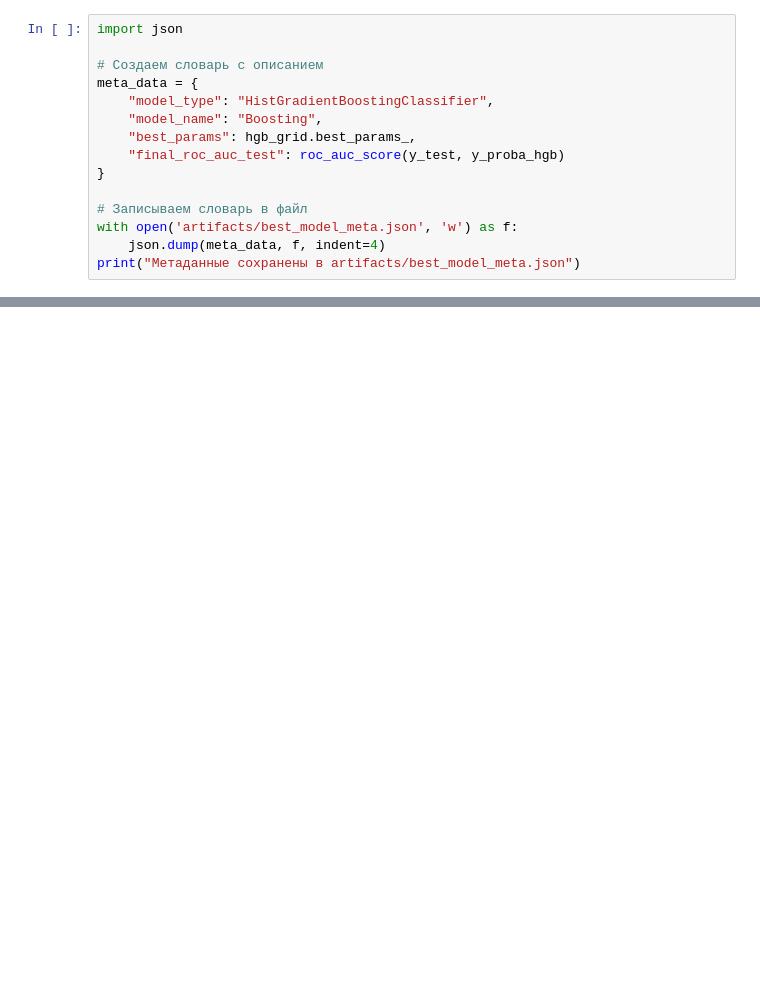
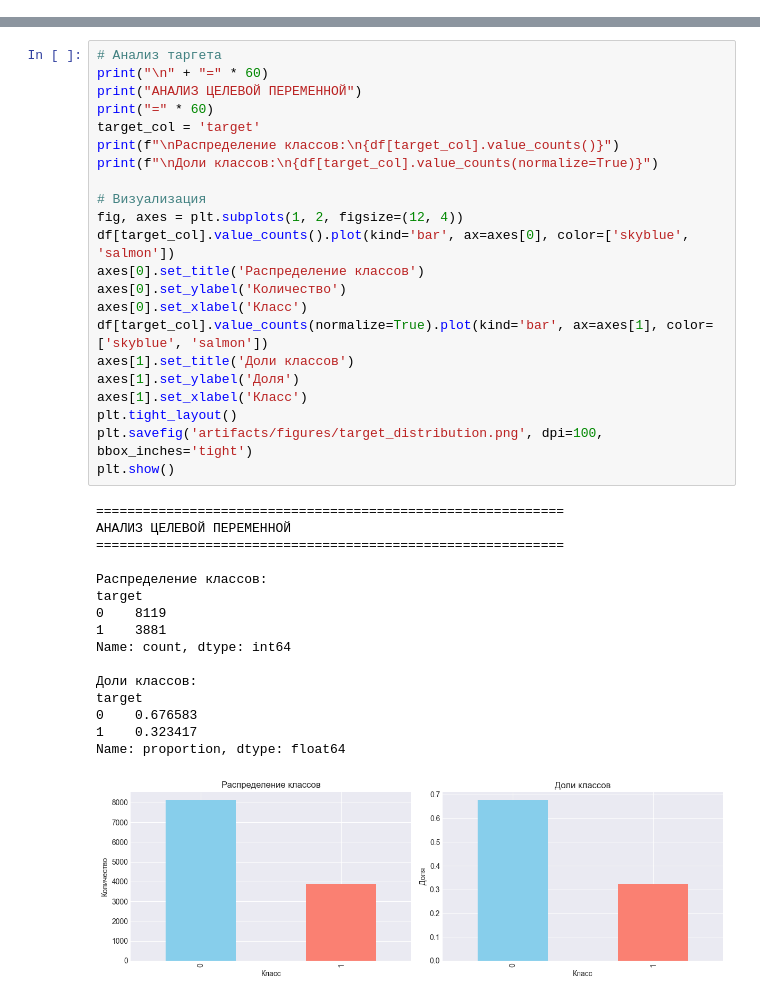
Before and after one commit to kaiyneee/mirea, a Jupyter notebook: homeworks/HW06/HW06.ipynb, the cells around one changed output, grey strips where cells are left out. Cells and saved outputs as stored; diff of their text form; blank space fills up the shorter version.

```diff
--- a/homeworks/HW06/HW06.ipynb
+++ b/homeworks/HW06/HW06.ipynb
@@ -334,15 +0,0 @@ print("Модель сохранена в artifacts/best_model.joblib")
-# %%
-import json
-
-# Создаем словарь с описанием
-meta_data = {
-    "model_type": "HistGradientBoostingClassifier",
-    "model_name": "Boosting",
-    "best_params": hgb_grid.best_params_,
-    "final_roc_auc_test": roc_auc_score(y_test, y_proba_hgb)
-}
-
-# Записываем словарь в файл
-with open('artifacts/best_model_meta.json', 'w') as f:
-    json.dump(meta_data, f, indent=4)
-print("Метаданные сохранены в artifacts/best_model_meta.json")
@@ -393,0 +75,39 @@ HistGradientBoosting продемонстрировал превосходств
+# %%
+# Анализ таргета
+print("\n" + "=" * 60)
+print("АНАЛИЗ ЦЕЛЕВОЙ ПЕРЕМЕННОЙ")
+print("=" * 60)
+target_col = 'target'
+print(f"\nРаспределение классов:\n{df[target_col].value_counts()}")
+print(f"\nДоли классов:\n{df[target_col].value_counts(normalize=True)}")
+
+# Визуализация
+fig, axes = plt.subplots(1, 2, figsize=(12, 4))
+df[target_col].value_counts().plot(kind='bar', ax=axes[0], color=['skyblue', 'salmon'])
+axes[0].set_title('Распределение классов')
+axes[0].set_ylabel('Количество')
+axes[0].set_xlabel('Класс')
+df[target_col].value_counts(normalize=True).plot(kind='bar', ax=axes[1], color=['skyblue', 'salmon'])
+axes[1].set_title('Доли классов')
+axes[1].set_ylabel('Доля')
+axes[1].set_xlabel('Класс')
+plt.tight_layout()
+plt.savefig('artifacts/figures/target_distribution.png', dpi=100, bbox_inches='tight')
+plt.show()
+# %% [output]
+============================================================
+АНАЛИЗ ЦЕЛЕВОЙ ПЕРЕМЕННОЙ
+============================================================
+
+Распределение классов:
+target
+0    8119
+1    3881
+Name: count, dtype: int64
+
+Доли классов:
+target
+0    0.676583
+1    0.323417
+Name: proportion, dtype: float64
+[figure, added]
```
Also changed, not shown: parts of 50 cells of this notebook, 43 other files.
